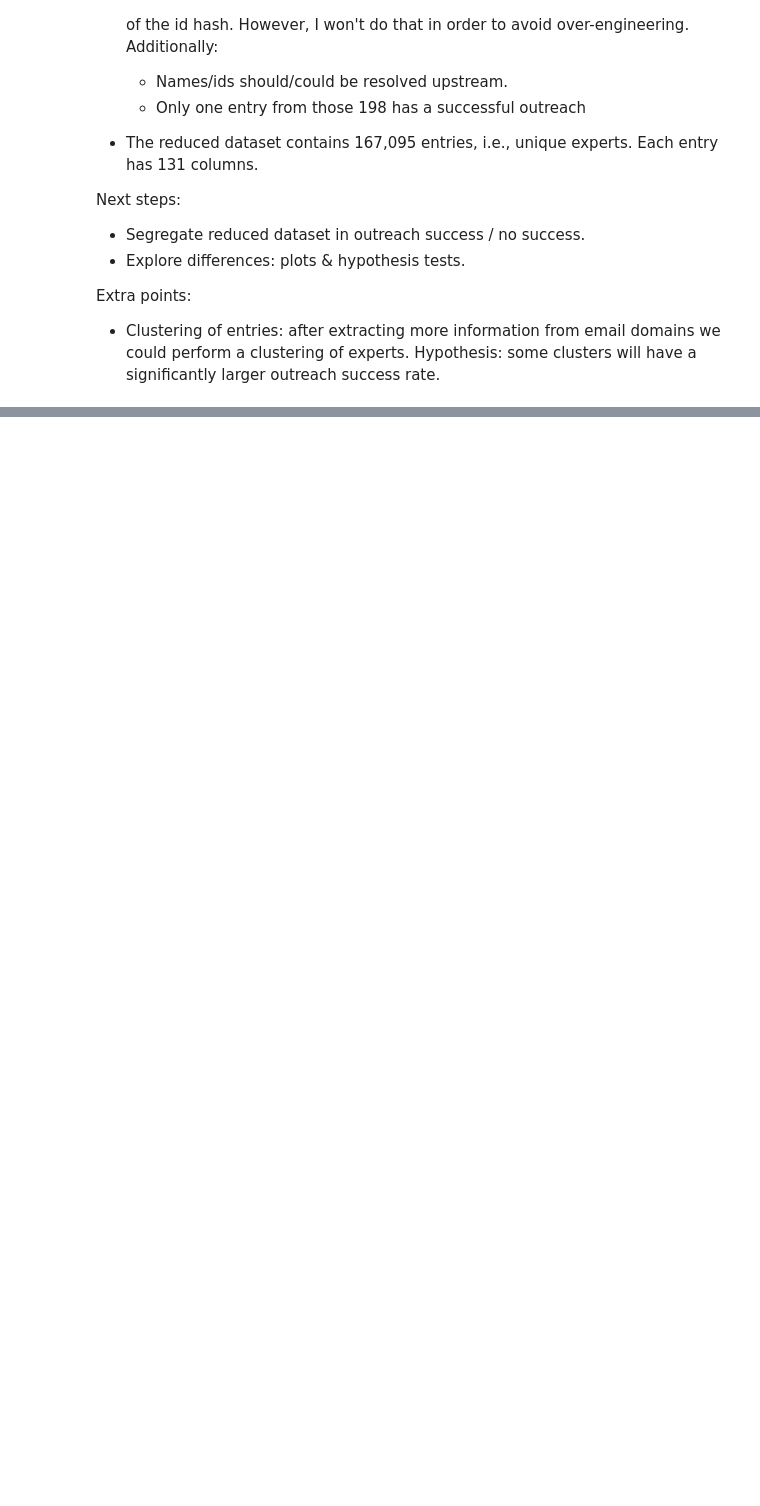
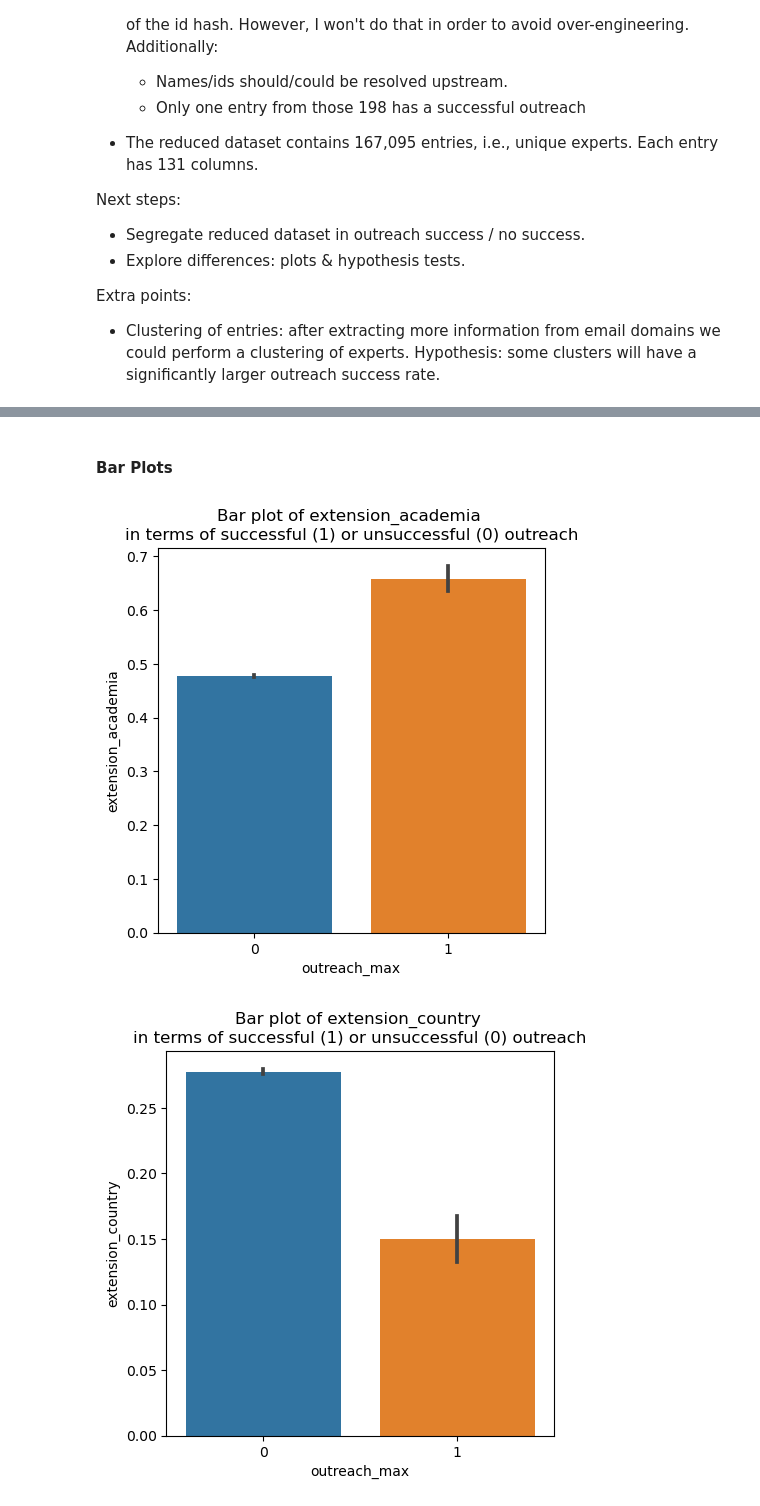
Before and after one commit to mxagar/expert_chase, a Jupyter notebook: expert_analysis.ipynb, the cells around one changed output, grey strips where cells are left out. Cells and saved outputs as stored; diff of their text form; code cells hidden in the pictures; blank space fills up the shorter version.

```diff
--- a/expert_analysis.ipynb
+++ b/expert_analysis.ipynb
@@ -935,0 +1025,22 @@ Hypothesis / Explorations:
+# %% [markdown]
+#### Bar Plots
+# %%
+# One-hot encoded columns
+col_countries = [col for col in df_experts.columns if col.startswith('countries_')]
+col_extensions = [col for col in df_experts.columns if col.startswith('extension_')]
+# %%
+# Bar plots
+# Apparent signifficant diffrences:
+# - extension_academia
+# - extension_country
+# - extension_organization
+#binary_features = col_countries + col_extensions
+binary_features = col_extensions
+for var in binary_features:
+    plt.figure(figsize=(5,5))
+    sns.barplot(x='outreach_max', y=var, data=df_experts, estimator=np.mean)
+    plt.title(f'Bar plot of {var} \nin terms of successful (1) or unsuccessful (0) outreach')
+    plt.show()
+# %% [output]
+[figure, added]
+[figure, added]
```
Also changed, not shown: parts of 33 cells of this notebook, 2 other files.
